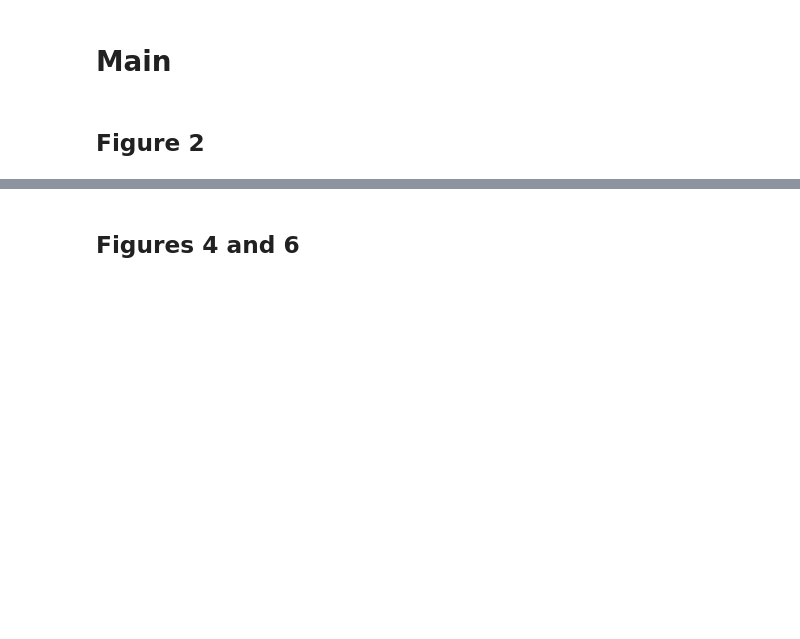
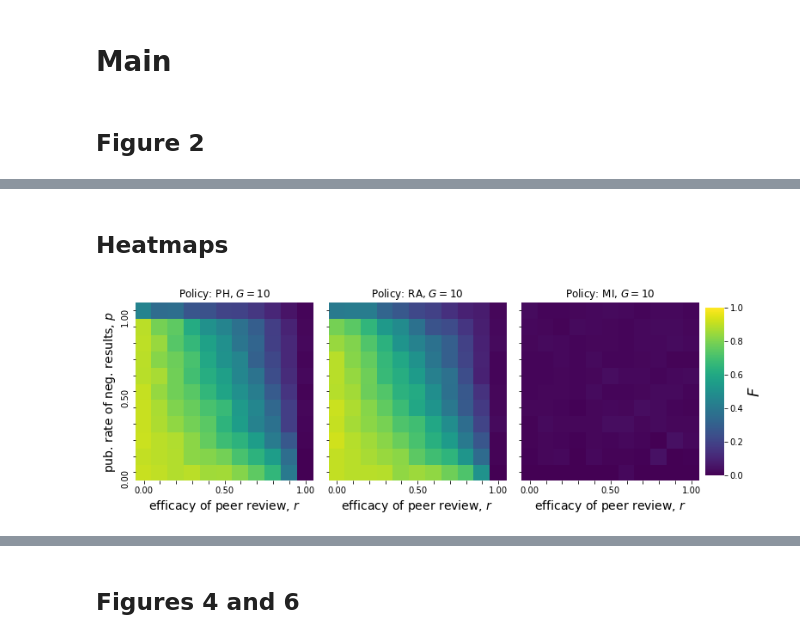
Before and after one commit to mt-digital/badscience-solutions, a Jupyter notebook: Publication figures.ipynb, the cells around one changed output, grey strips where cells are left out. Cells and saved outputs as stored; diff of their text form; code cells hidden in the pictures; blank space fills up the shorter version.

```diff
--- a/Publication figures.ipynb
+++ b/Publication figures.ipynb
@@ -27,0 +28,2 @@ save_path='/Users/mt/workspace/papers/sciencefunding/Figures/meas_v_npr.pdf')
+# %% [markdown]
+## Heatmaps
@@ -27,0 +32,5 @@ save_path='/Users/mt/workspace/papers/sciencefunding/Figures/meas_v_npr.pdf')
+# %%
+heatmaps(ed, '10',
+save_path='/Users/mt/workspace/papers/sciencefunding/Figures/heatmaps-10-fdr.pdf', figsize=(10, 6))
+# %% [output]
+[figure, added]
```
Also changed, not shown: parts of 17 cells of this notebook, 1 other file.
